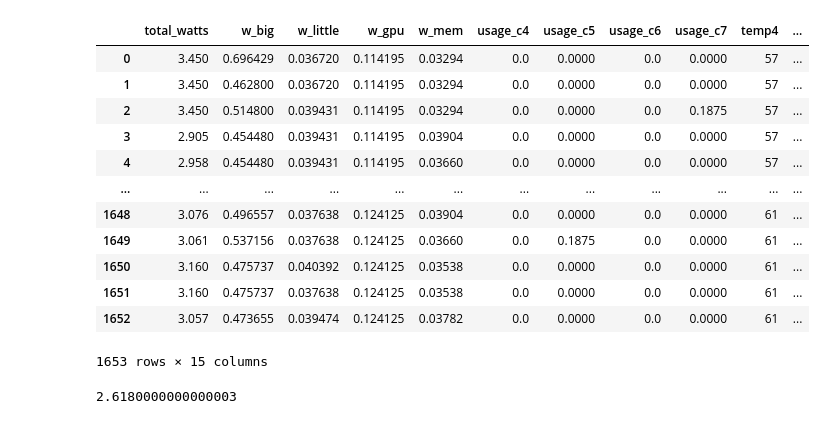
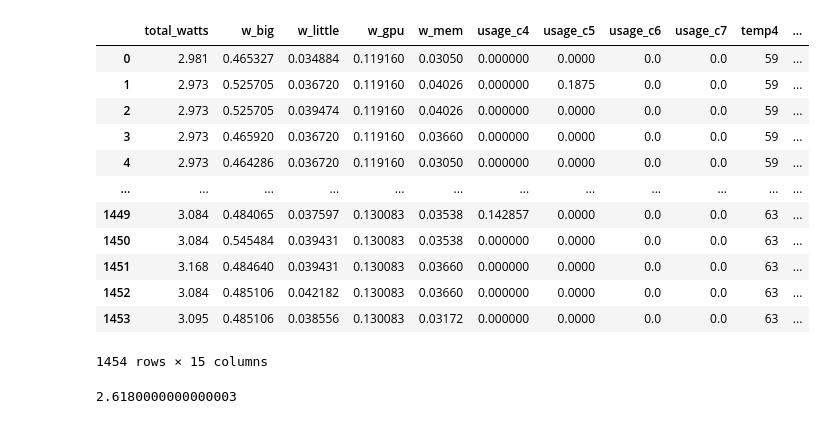
Before and after one commit to ajleo899/EE379KEdgeAI, a Jupyter notebook: hw2/p2q1.ipynb, the cells around one changed output. Drawn from its saved outputs; the diff is of its cells as text; code cells hidden in the pictures.

```diff
--- a/hw2/p2q1.ipynb
+++ b/hw2/p2q1.ipynb
@@ -10,22 +10,23 @@ from sklearn.tree import DecisionTreeClassifier
 # %%
 data = pd.read_csv("xu3_dataset.csv")
 test_data_black = pd.read_csv("xu3_blackscholes.csv")
+test_data_body = pd.read_csv("xu3_bodytrack.csv")
-# %%
-test_data_black
-# %% [output]
-|  | total_watts | w_big | w_little | w_gpu | w_mem | usage_c4 | usage_c5 | usage_c6 | usage_c7 | temp4 | ... |
-| 0 | 3.450 | 0.696429 | 0.036720 | 0.114195 | 0.03294 | 0.0 | 0.0000 | 0.0 | 0.0000 | 57 | ... |
-| 1 | 3.450 | 0.462800 | 0.036720 | 0.114195 | 0.03294 | 0.0 | 0.0000 | 0.0 | 0.0000 | 57 | ... |
-| 2 | 3.450 | 0.514800 | 0.039431 | 0.114195 | 0.03294 | 0.0 | 0.0000 | 0.0 | 0.1875 | 57 | ... |
-| 3 | 2.905 | 0.454480 | 0.039431 | 0.114195 | 0.03904 | 0.0 | 0.0000 | 0.0 | 0.0000 | 57 | ... |
-| 4 | 2.958 | 0.454480 | 0.039431 | 0.114195 | 0.03660 | 0.0 | 0.0000 | 0.0 | 0.0000 | 57 | ... |
-| ... | ... | ... | ... | ... | ... | ... | ... | ... | ... | ... | ... |
-| 1648 | 3.076 | 0.496557 | 0.037638 | 0.124125 | 0.03904 | 0.0 | 0.0000 | 0.0 | 0.0000 | 61 | ... |
-| 1649 | 3.061 | 0.537156 | 0.037638 | 0.124125 | 0.03660 | 0.0 | 0.1875 | 0.0 | 0.0000 | 61 | ... |
-| 1650 | 3.160 | 0.475737 | 0.040392 | 0.124125 | 0.03538 | 0.0 | 0.0000 | 0.0 | 0.0000 | 61 | ... |
-| 1651 | 3.160 | 0.475737 | 0.037638 | 0.124125 | 0.03538 | 0.0 | 0.0000 | 0.0 | 0.0000 | 61 | ... |
-| 1652 | 3.057 | 0.473655 | 0.039474 | 0.124125 | 0.03782 | 0.0 | 0.0000 | 0.0 | 0.0000 | 61 | ... |
-1653 rows × 15 columns
+# %%
+test_data_body
+# %% [output]
+|  | total_watts | w_big | w_little | w_gpu | w_mem | usage_c4 | usage_c5 | usage_c6 | usage_c7 | temp4 | ... |
+| 0 | 2.981 | 0.465327 | 0.034884 | 0.119160 | 0.03050 | 0.000000 | 0.0000 | 0.0 | 0.0 | 59 | ... |
+| 1 | 2.973 | 0.525705 | 0.036720 | 0.119160 | 0.04026 | 0.000000 | 0.1875 | 0.0 | 0.0 | 59 | ... |
+| 2 | 2.973 | 0.525705 | 0.039474 | 0.119160 | 0.04026 | 0.000000 | 0.0000 | 0.0 | 0.0 | 59 | ... |
+| 3 | 2.973 | 0.465920 | 0.036720 | 0.119160 | 0.03660 | 0.000000 | 0.0000 | 0.0 | 0.0 | 59 | ... |
+| 4 | 2.973 | 0.464286 | 0.036720 | 0.119160 | 0.03050 | 0.000000 | 0.0000 | 0.0 | 0.0 | 59 | ... |
+| ... | ... | ... | ... | ... | ... | ... | ... | ... | ... | ... | ... |
+| 1449 | 3.084 | 0.484065 | 0.037597 | 0.130083 | 0.03538 | 0.142857 | 0.0000 | 0.0 | 0.0 | 63 | ... |
+| 1450 | 3.084 | 0.545484 | 0.039431 | 0.130083 | 0.03538 | 0.000000 | 0.0000 | 0.0 | 0.0 | 63 | ... |
+| 1451 | 3.168 | 0.484640 | 0.039431 | 0.130083 | 0.03660 | 0.000000 | 0.0000 | 0.0 | 0.0 | 63 | ... |
+| 1452 | 3.084 | 0.485106 | 0.042182 | 0.130083 | 0.03660 | 0.000000 | 0.0000 | 0.0 | 0.0 | 63 | ... |
+| 1453 | 3.095 | 0.485106 | 0.038556 | 0.130083 | 0.03172 | 0.000000 | 0.0000 | 0.0 | 0.0 | 63 | ... |
+1454 rows × 15 columns
 # %%
 data['total_watts'].min()
 # %% [output]
```
Also changed, not shown: parts of 14 cells of this notebook.
